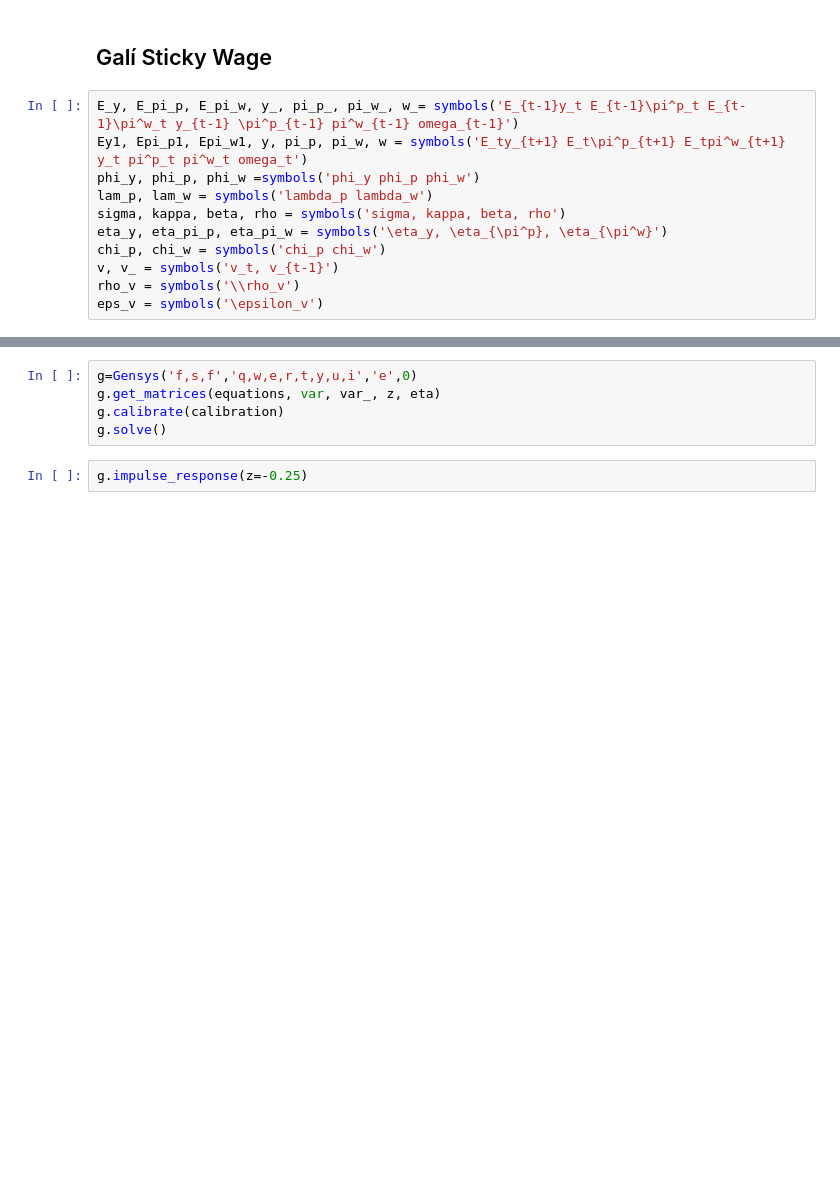
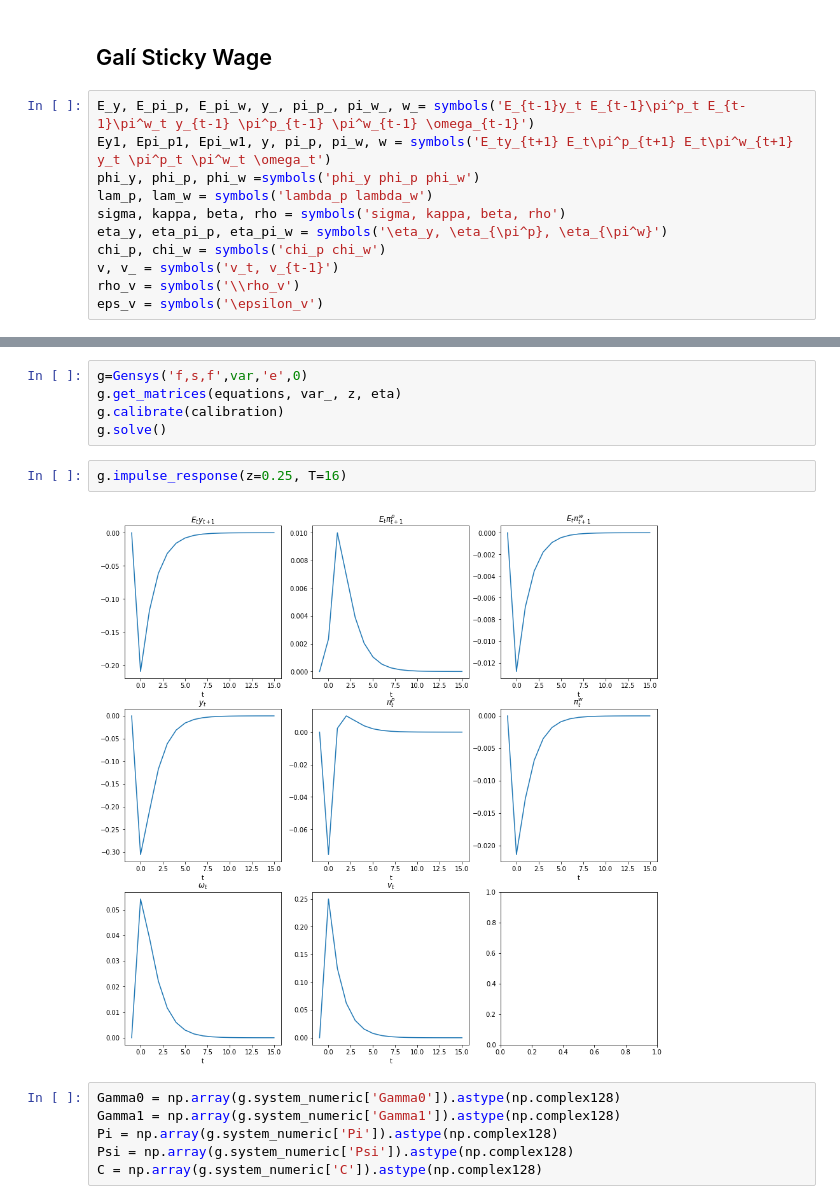
Before and after one commit to TrellixVulnTeam/python_tutorial_B467, a Jupyter notebook: gensys/gensys2.ipynb, the cells around one changed output, grey strips where cells are left out. Drawn from its saved outputs; the diff is of its cells as text; blank space fills up the shorter version.

```diff
--- a/gensys/gensys2.ipynb
+++ b/gensys/gensys2.ipynb
@@ -145,8 +220,8 @@ g.impulse_response(z=-0.25)
 # %% [markdown]
 ## Galí Sticky Wage
 # %%
-E_y, E_pi_p, E_pi_w, y_, pi_p_, pi_w_, w_= symbols('E_{t-1}y_t E_{t-1}\pi^p_t E_{t-1}\pi^w_t y_{t-1} \pi^p_{t-1} pi^w_{t-1} omega_{t-1}')
-Ey1, Epi_p1, Epi_w1, y, pi_p, pi_w, w = symbols('E_ty_{t+1} E_t\pi^p_{t+1} E_tpi^w_{t+1} y_t pi^p_t pi^w_t omega_t')
+E_y, E_pi_p, E_pi_w, y_, pi_p_, pi_w_, w_= symbols('E_{t-1}y_t E_{t-1}\pi^p_t E_{t-1}\pi^w_t y_{t-1} \pi^p_{t-1} \pi^w_{t-1} \omega_{t-1}')
+Ey1, Epi_p1, Epi_w1, y, pi_p, pi_w, w = symbols('E_ty_{t+1} E_t\pi^p_{t+1} E_t\pi^w_{t+1} y_t \pi^p_t \pi^w_t \omega_t')
 phi_y, phi_p, phi_w =symbols('phi_y phi_p phi_w')
 lam_p, lam_w = symbols('lambda_p lambda_w')
 sigma, kappa, beta, rho = symbols('sigma, kappa, beta, rho')
@@ -186,9 +261,17 @@ calibration['lambda_w']= (1-calibration['theta_w'])*(1-calibration['beta']*calib
 calibration['chi_p']=calibration['alpha']*calibration['lambda_p']*(1-calibration['alpha'])
 calibration['chi_w']=calibration['lambda_w']*(calibration['sigma']+calibration['phi']/(1-calibration['alpha']))
 # %%
-g=Gensys('f,s,f','q,w,e,r,t,y,u,i','e',0)
-g.get_matrices(equations, var, var_, z, eta)
+g=Gensys('f,s,f',var,'e',0)
+g.get_matrices(equations, var_, z, eta)
 g.calibrate(calibration)
 g.solve()
 # %%
-g.impulse_response(z=-0.25)
+g.impulse_response(z=0.25, T=16)
+# %% [output]
+[figure, added]
+# %%
+Gamma0 = np.array(g.system_numeric['Gamma0']).astype(np.complex128)
+Gamma1 = np.array(g.system_numeric['Gamma1']).astype(np.complex128)
+Pi = np.array(g.system_numeric['Pi']).astype(np.complex128)
+Psi = np.array(g.system_numeric['Psi']).astype(np.complex128)
+C = np.array(g.system_numeric['C']).astype(np.complex128)
```
Also changed, not shown: parts of 22 cells of this notebook, 1 other file.
